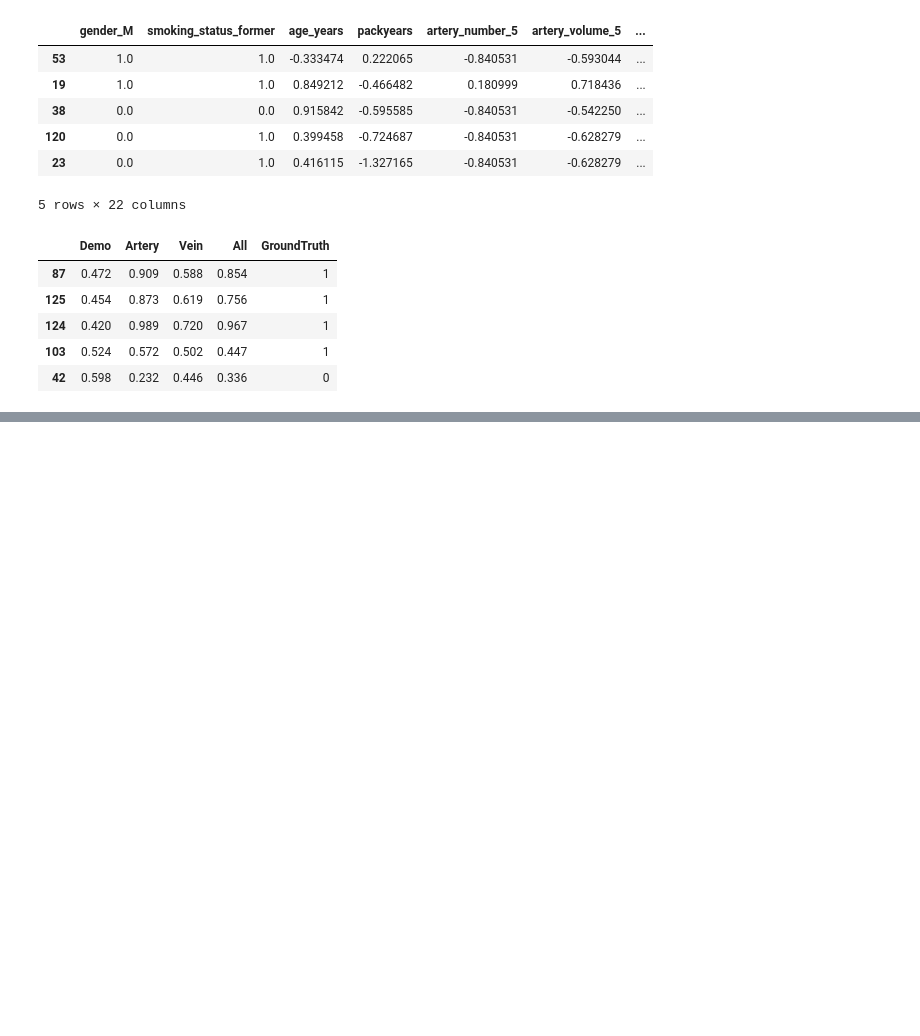
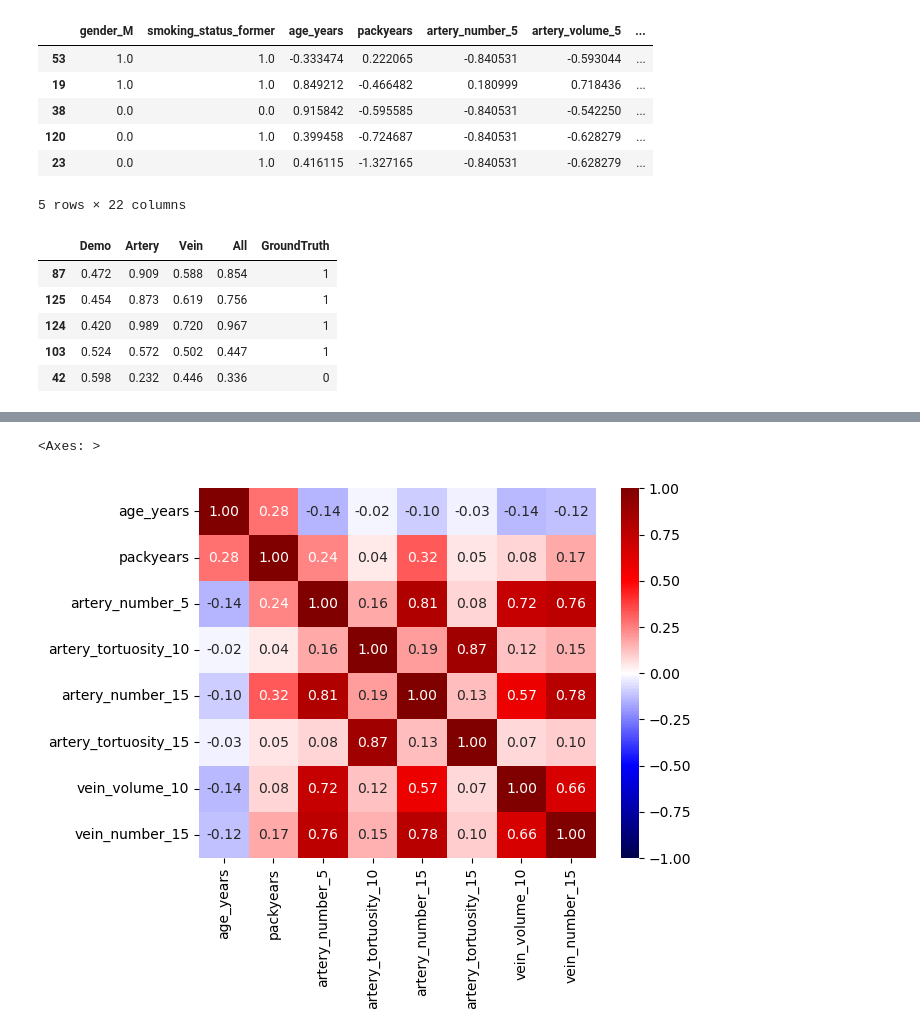
Before and after one commit to qaust/malignancy, a Jupyter notebook: notebooks/classification.ipynb, the cells around one changed output, grey strips where cells are left out. Drawn from its saved outputs; the diff is of its cells as text; code cells hidden in the pictures; blank space fills up the shorter version.

```diff
--- a/notebooks/classification.ipynb
+++ b/notebooks/classification.ipynb
@@ -224,0 +368,8 @@ coefficients
+# %%
+demo_cols_enc = ['age_years', 'gender_M', 'smoking_status_former', 'packyears']
+
+X_demo = Xp.loc[:, demo_cols_enc]
+X_arte = Xp.loc[:, artery_cols]
+X_vein = Xp.loc[:, vein_cols]
+X_av = pd.concat([X_arte, X_vein], axis=1)
+X_all = pd.concat([X_demo, X_arte, X_vein], axis=1)
@@ -224,0 +440,12 @@ coefficients
+# %%
+remaining_demo = coefficients.loc[np.abs(coefficients['Demo']) > 0, 'Demo'].index
+remaining_arte = coefficients.loc[np.abs(coefficients['Artery']) > 0, 'Artery'].index
+remaining_vein = coefficients.loc[np.abs(coefficients['Vein']) > 0, 'Vein'].index
+remaining_av = coefficients.loc[np.abs(coefficients['Artery+Vein']) > 0, 'Artery+Vein'].index
+remaining_all = coefficients.loc[np.abs(coefficients['All']) > 0, 'All'].index
+
+print(remaining_demo)
+print(remaining_arte)
+print(remaining_vein)
+print(remaining_av)
+print(remaining_all)
@@ -224,0 +593,6 @@ coefficients
+# %%
+p = X_all.loc[:, remaining_all].corr()
+sns.heatmap(p, vmin=-1, vmax=1, cmap='seismic', annot=True, fmt='.2f')
+# %% [output]
+<Axes: >
+[figure, added]
```
Also changed, not shown: parts of 14 cells of this notebook, 1 other file.
